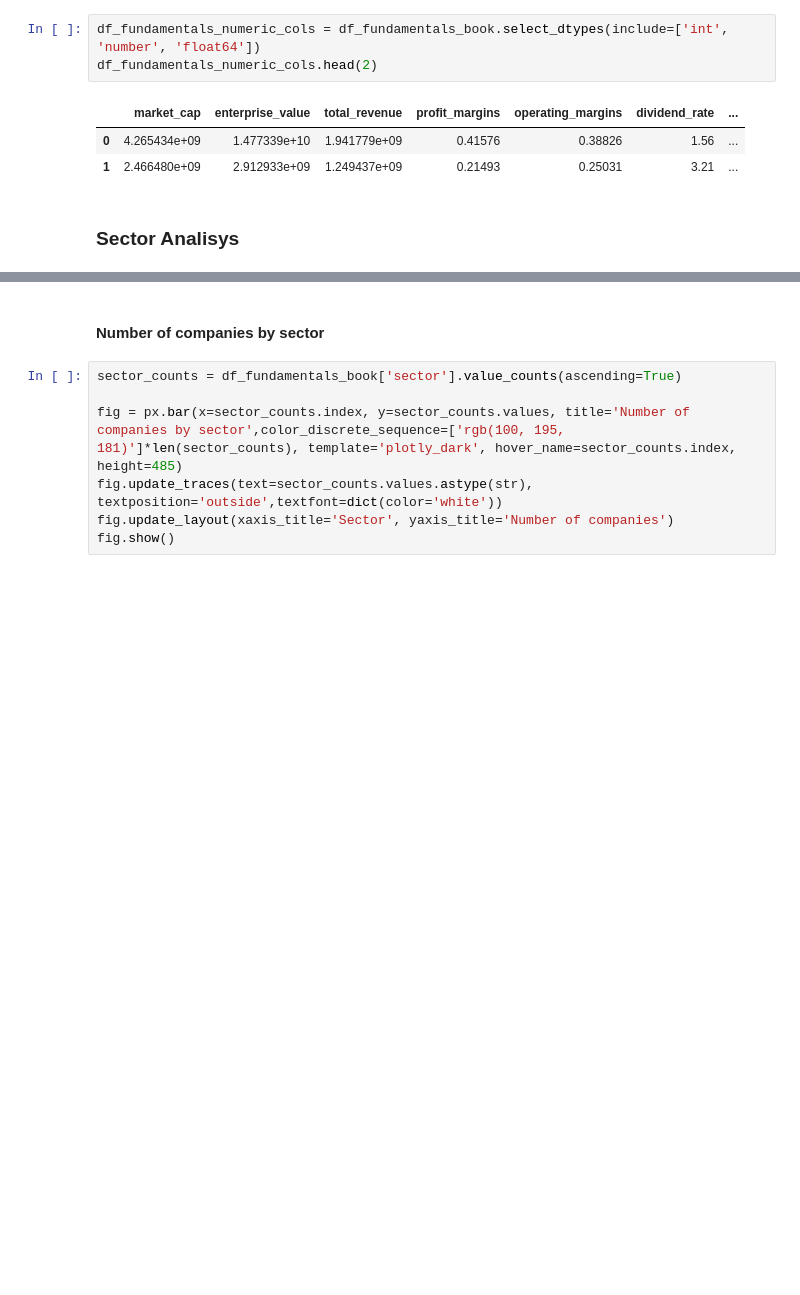
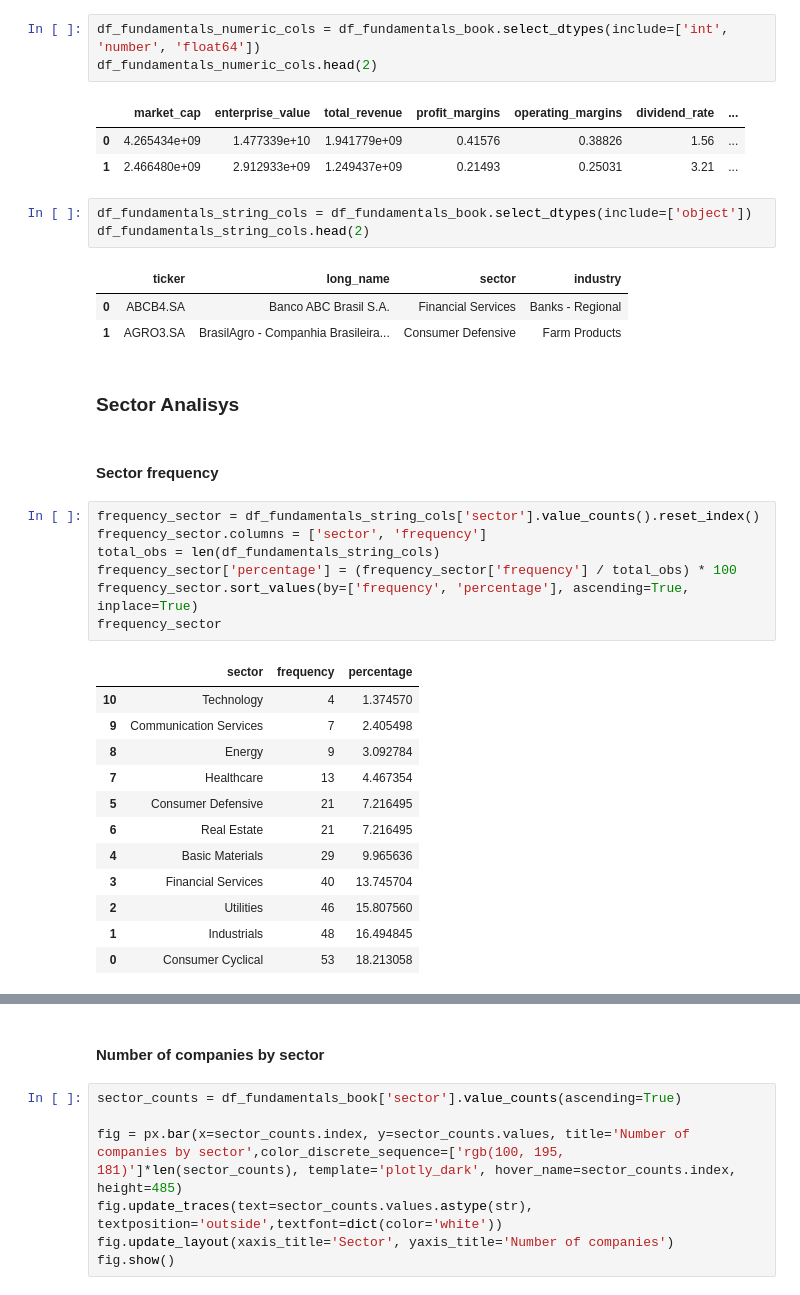
Before and after one commit to aalvesrpg/tcp-fia-trading-advisor, a Jupyter notebook: notebooks/eda/fundamentals/01_eda_sector.ipynb, the cells around one changed output, grey strips where cells are left out. Drawn from its saved outputs; the diff is of its cells as text; blank space fills up the shorter version.

Commit message:
[FEAT]Final version of analisys regarding sector

```diff
--- a/notebooks/eda/fundamentals/01_eda_sector.ipynb
+++ b/notebooks/eda/fundamentals/01_eda_sector.ipynb
@@ -47,5 +47,34 @@ df_fundamentals_numeric_cols.head(2)
 |  | market_cap | enterprise_value | total_revenue | profit_margins | operating_margins | dividend_rate | ... |
 | 0 | 4.265434e+09 | 1.477339e+10 | 1.941779e+09 | 0.41576 | 0.38826 | 1.56 | ... |
 | 1 | 2.466480e+09 | 2.912933e+09 | 1.249437e+09 | 0.21493 | 0.25031 | 3.21 | ... |
+# %%
+df_fundamentals_string_cols = df_fundamentals_book.select_dtypes(include=['object'])
+df_fundamentals_string_cols.head(2)
+# %% [output]
+|  | ticker | long_name | sector | industry |
+| 0 | ABCB4.SA | Banco ABC Brasil S.A. | Financial Services | Banks - Regional |
+| 1 | AGRO3.SA | BrasilAgro - Companhia Brasileira... | Consumer Defensive | Farm Products |
 # %% [markdown]
 ### Sector Analisys
+# %% [markdown]
+#### Sector frequency
+# %%
+frequency_sector = df_fundamentals_string_cols['sector'].value_counts().reset_index()
+frequency_sector.columns = ['sector', 'frequency']
+total_obs = len(df_fundamentals_string_cols)
+frequency_sector['percentage'] = (frequency_sector['frequency'] / total_obs) * 100
+frequency_sector.sort_values(by=['frequency', 'percentage'], ascending=True, inplace=True)
+frequency_sector
+# %% [output]
+|  | sector | frequency | percentage |
+| 10 | Technology | 4 | 1.374570 |
+| 9 | Communication Services | 7 | 2.405498 |
+| 8 | Energy | 9 | 3.092784 |
+| 7 | Healthcare | 13 | 4.467354 |
+| 5 | Consumer Defensive | 21 | 7.216495 |
+| 6 | Real Estate | 21 | 7.216495 |
+| 4 | Basic Materials | 29 | 9.965636 |
+| 3 | Financial Services | 40 | 13.745704 |
+| 2 | Utilities | 46 | 15.807560 |
+| 1 | Industrials | 48 | 16.494845 |
+| 0 | Consumer Cyclical | 53 | 18.213058 |
```
Also changed, not shown: parts of 1 cell of this notebook.
